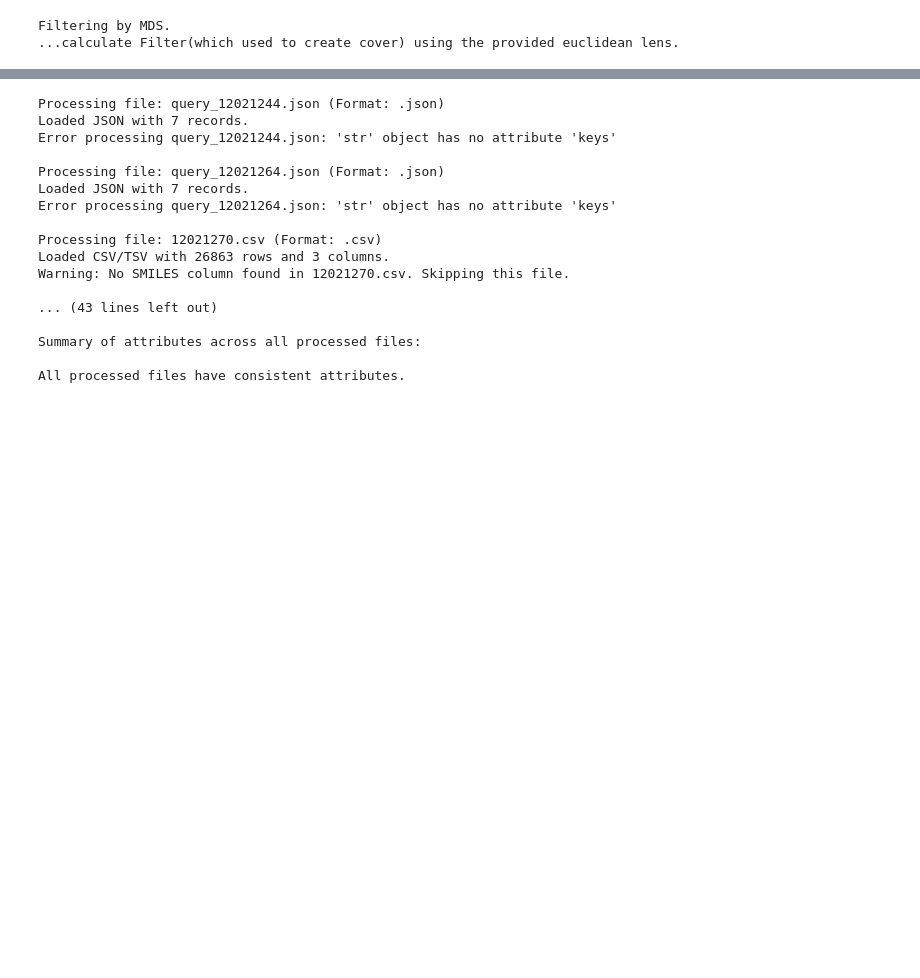
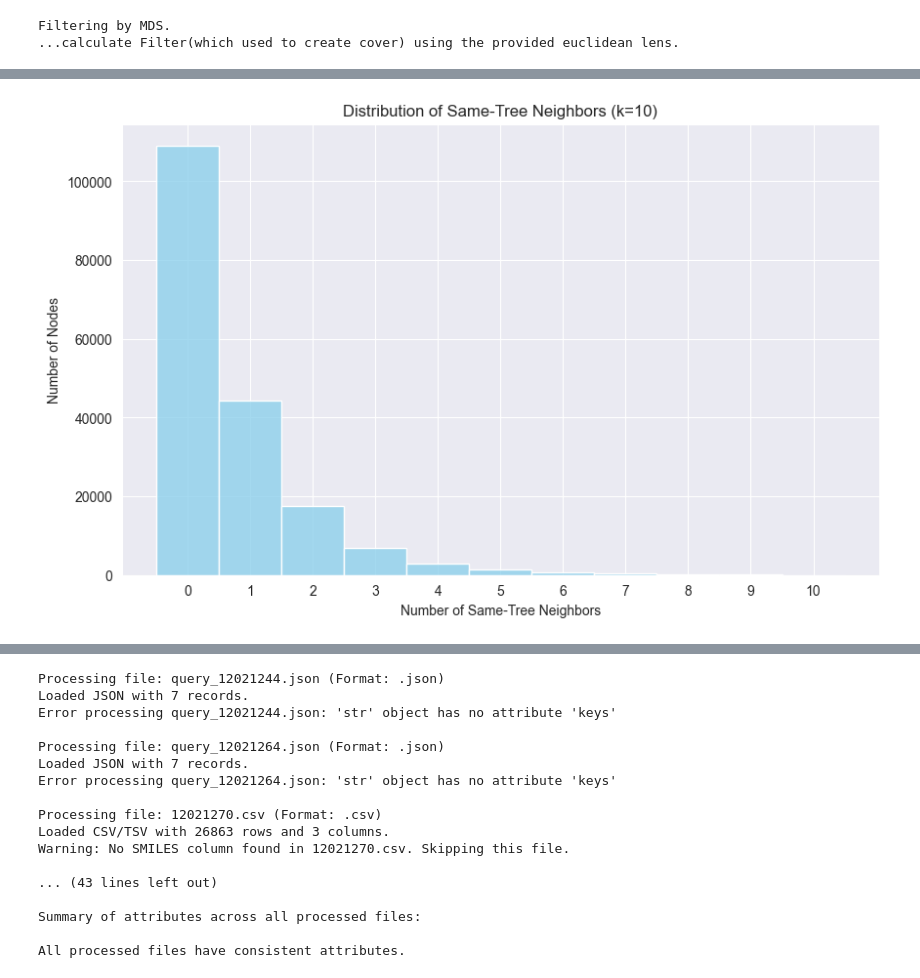
Before and after one commit to Jozefov/MassSpecGymMSn, a Jupyter notebook: notebooks/MSn/dataset_analysis/analysis_2.ipynb, the cells around one changed output, grey strips where cells are left out. Saved outputs shown, nothing was run; the diff lists cells and outputs as text; code cells hidden in the pictures; blank space fills up the shorter version.

Commit message:
KNN most similar molecules

```diff
--- a/notebooks/MSn/dataset_analysis/analysis_2.ipynb
+++ b/notebooks/MSn/dataset_analysis/analysis_2.ipynb
@@ -559,0 +608,9 @@ nx.set_node_attributes(graph, tmap_node_levels, 'ms_level')
+# %%
+# Define the number of neighbors (excluding the node itself)
+k = 10
+
+# Initialize NearestNeighbors with cosine metric
+# Note: Cosine distance = 1 - cosine similarity
+nbrs = NearestNeighbors(n_neighbors=k+1, algorithm='brute', metric='cosine')
+
+nbrs.fit(embeddings_normalized)
@@ -559,0 +620,6 @@ nx.set_node_attributes(graph, tmap_node_levels, 'ms_level')
+# %%
+distances, indices = nbrs.kneighbors(embeddings_normalized)
+
+# Inspect the shape of the results
+print(f"Distances shape: {distances.shape}")
+print(f"Indices shape: {indices.shape}")
@@ -559,0 +631,10 @@ nx.set_node_attributes(graph, tmap_node_levels, 'ms_level')
+# %%
+# Get the tree_id of each node
+node_tree_ids = data['tree_id'].values  # Shape: (180000,)
+
+# Get the tree_ids of the neighbors (excluding self)
+neighbor_tree_ids = data['tree_id'].values[indices[:, 1:]]  # Shape: (180000, 10)
+
+# Verify shapes
+print(f"Node tree_ids shape: {node_tree_ids.shape}")
+print(f"Neighbor tree_ids shape: {neighbor_tree_ids.shape}")
@@ -559,0 +644,9 @@ nx.set_node_attributes(graph, tmap_node_levels, 'ms_level')
+# %%
+# Compare neighbor tree_ids with node's tree_id
+same_tree = (neighbor_tree_ids == node_tree_ids[:, np.newaxis])
+
+# Count the number of same-tree neighbors for each node
+same_tree_counts = same_tree.sum(axis=1)  # Shape: (180000,)
+
+# Add the counts to the DataFrame
+data['same_tree_knn'] = same_tree_counts
@@ -559,0 +663,10 @@ nx.set_node_attributes(graph, tmap_node_levels, 'ms_level')
+# %%
+plt.figure(figsize=(10, 6))
+sns.histplot(data['same_tree_knn'], bins=range(0, k+2), discrete=True, kde=False, color='skyblue')
+plt.title(f'Distribution of Same-Tree Neighbors (k={k})')
+plt.xlabel('Number of Same-Tree Neighbors')
+plt.ylabel('Number of Nodes')
+plt.xticks(range(0, k+1))
+plt.show()
+# %% [output]
+[figure, added]
```
Also changed, not shown: parts of 24 cells of this notebook.
